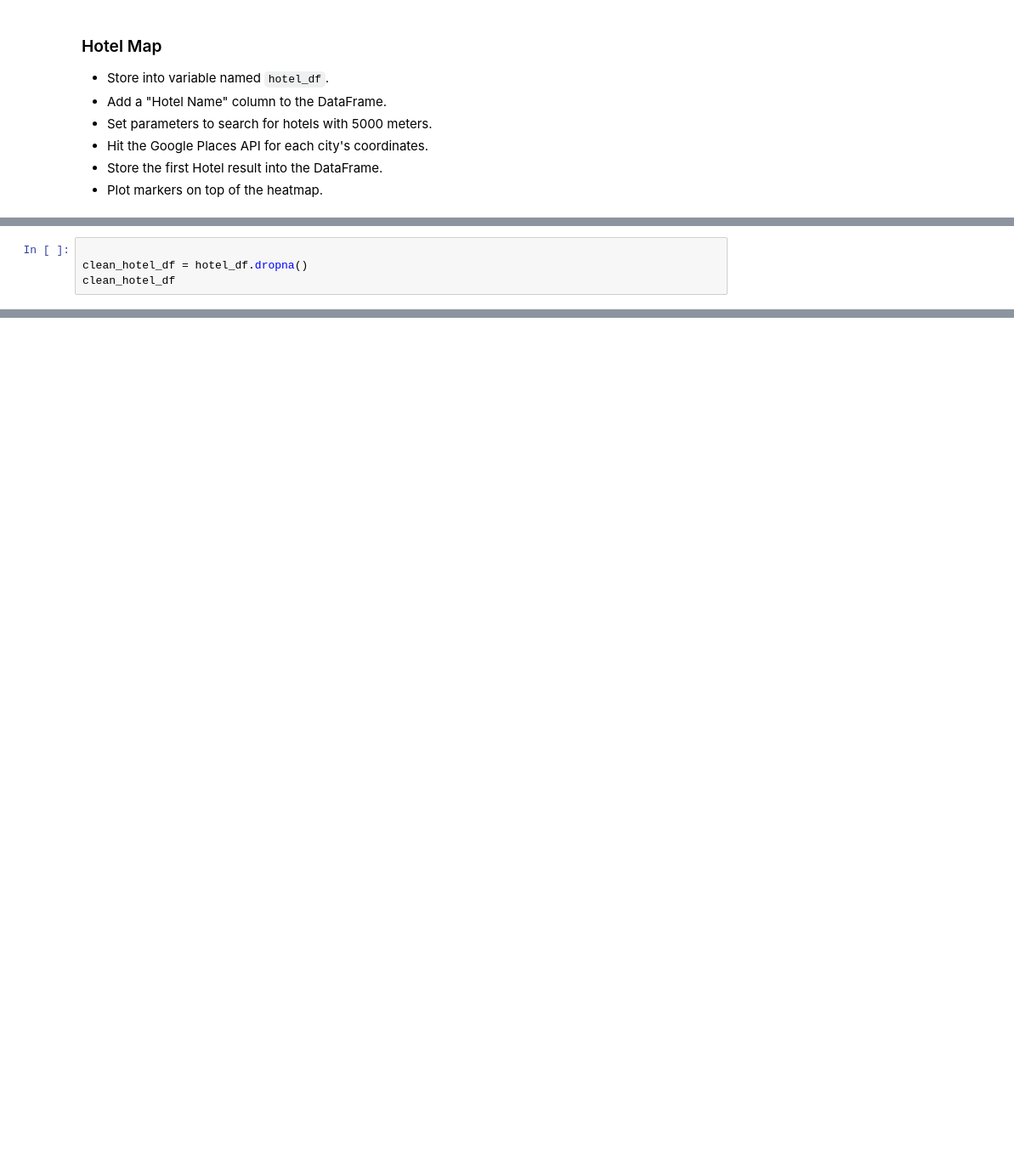
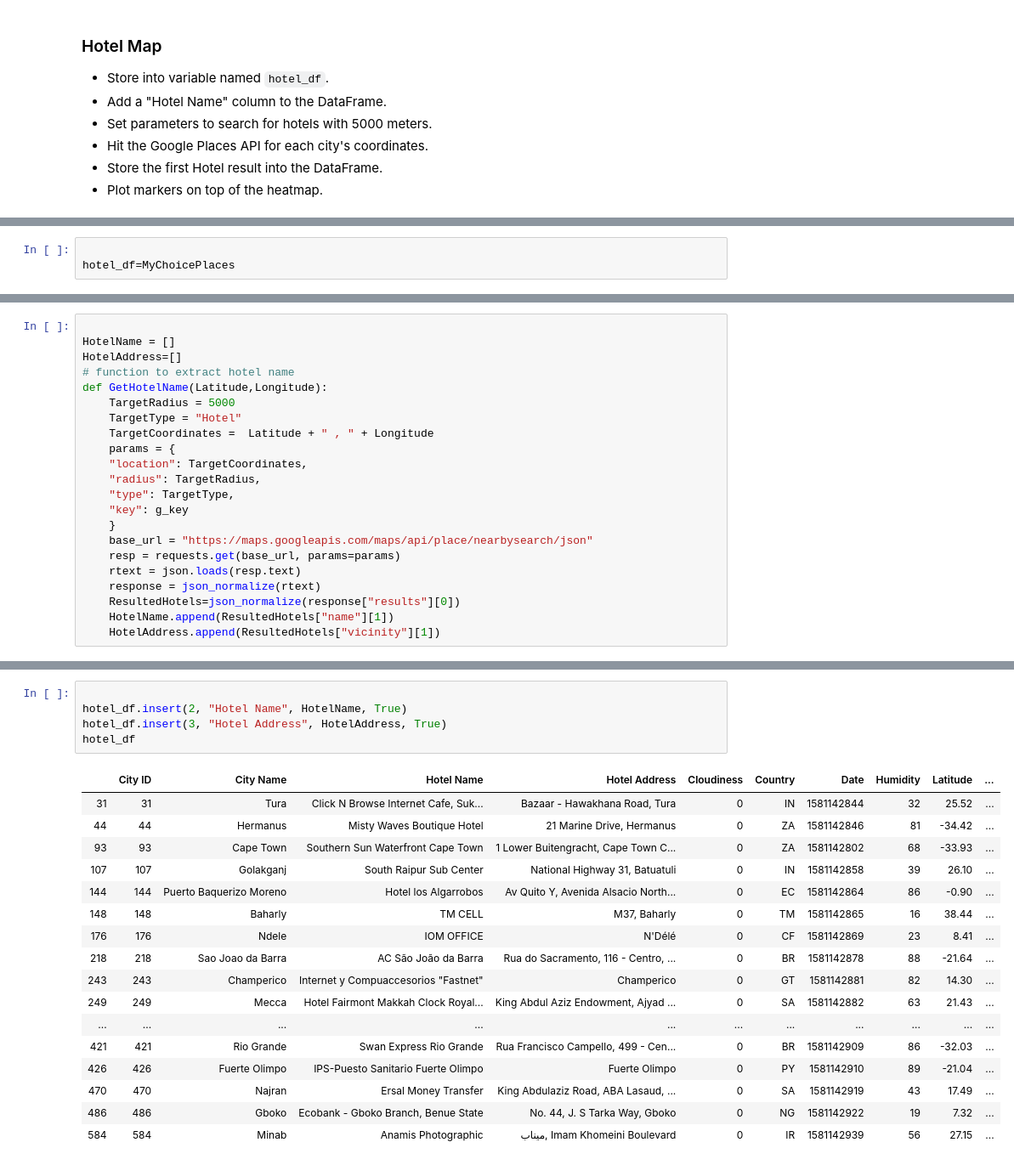
Before and after one commit to Victorime/Python-Api-Project, a Jupyter notebook: Instructions/starter_code/VacationPy.ipynb, the cells around one changed output, grey strips where cells are left out. Shown at 85% size. Saved outputs shown, nothing was run; the diff lists cells and outputs as text; blank space fills up the shorter version.

```diff
--- a/Instructions/starter_code/VacationPy.ipynb
+++ b/Instructions/starter_code/VacationPy.ipynb
@@ -185,4 +119,3 @@ params
 # %%
 
-clean_hotel_df = hotel_df.dropna()
-clean_hotel_df
+hotel_df=MyChoicePlaces
@@ -194,0 +122,22 @@ clean_hotel_df
+# %%
+
+HotelName = []
+HotelAddress=[]
+# function to extract hotel name
+def GetHotelName(Latitude,Longitude):
+    TargetRadius = 5000
+    TargetType = "Hotel"
+    TargetCoordinates =  Latitude + " , " + Longitude
+    params = {
+    "location": TargetCoordinates,
+    "radius": TargetRadius,
+    "type": TargetType,
+    "key": g_key
+    }
+    base_url = "https://maps.googleapis.com/maps/api/place/nearbysearch/json"
+    resp = requests.get(base_url, params=params)
+    rtext = json.loads(resp.text)
+    response = json_normalize(rtext)
+    ResultedHotels=json_normalize(response["results"][0])
+    HotelName.append(ResultedHotels["name"][1])
+    HotelAddress.append(ResultedHotels["vicinity"][1])
@@ -194,0 +168,23 @@ clean_hotel_df
+# %%
+
+hotel_df.insert(2, "Hotel Name", HotelName, True)
+hotel_df.insert(3, "Hotel Address", HotelAddress, True)
+hotel_df
+# %% [output]
+|  | City ID | City Name | Hotel Name | Hotel Address | Cloudiness | Country | Date | Humidity | Latitude | ... |
+| 31 | 31 | Tura | Click N Browse Internet Cafe, Suk... | Bazaar - Hawakhana Road, Tura | 0 | IN | 1581142844 | 32 | 25.52 | ... |
+| 44 | 44 | Hermanus | Misty Waves Boutique Hotel | 21 Marine Drive, Hermanus | 0 | ZA | 1581142846 | 81 | -34.42 | ... |
+| 93 | 93 | Cape Town | Southern Sun Waterfront Cape Town | 1 Lower Buitengracht, Cape Town C... | 0 | ZA | 1581142802 | 68 | -33.93 | ... |
+| 107 | 107 | Golakganj | South Raipur Sub Center | National Highway 31, Batuatuli | 0 | IN | 1581142858 | 39 | 26.10 | ... |
+| 144 | 144 | Puerto Baquerizo Moreno | Hotel los Algarrobos | Av Quito Y, Avenida Alsacio North... | 0 | EC | 1581142864 | 86 | -0.90 | ... |
+| 148 | 148 | Baharly | TM CELL | M37, Baharly | 0 | TM | 1581142865 | 16 | 38.44 | ... |
+| 176 | 176 | Ndele | IOM OFFICE | N'Délé | 0 | CF | 1581142869 | 23 | 8.41 | ... |
+| 218 | 218 | Sao Joao da Barra | AC São João da Barra | Rua do Sacramento, 116 - Centro, ... | 0 | BR | 1581142878 | 88 | -21.64 | ... |
+| 243 | 243 | Champerico | Internet y Compuaccesorios "Fastnet" | Champerico | 0 | GT | 1581142881 | 82 | 14.30 | ... |
+| 249 | 249 | Mecca | Hotel Fairmont Makkah Clock Royal... | King Abdul Aziz Endowment, Ajyad ... | 0 | SA | 1581142882 | 63 | 21.43 | ... |
+| ... | ... | ... | ... | ... | ... | ... | ... | ... | ... | ... |
+| 421 | 421 | Rio Grande | Swan Express Rio Grande | Rua Francisco Campello, 499 - Cen... | 0 | BR | 1581142909 | 86 | -32.03 | ... |
+| 426 | 426 | Fuerte Olimpo | IPS-Puesto Sanitario Fuerte Olimpo | Fuerte Olimpo | 0 | PY | 1581142910 | 89 | -21.04 | ... |
+| 470 | 470 | Najran | Ersal Money Transfer | King Abdulaziz Road, ABA Lasaud, ... | 0 | SA | 1581142919 | 43 | 17.49 | ... |
+| 486 | 486 | Gboko | Ecobank - Gboko Branch, Benue State | No. 44, J. S Tarka Way, Gboko | 0 | NG | 1581142922 | 19 | 7.32 | ... |
+| 584 | 584 | Minab | Anamis Photographic | ميناب, Imam Khomeini Boulevard | 0 | IR | 1581142939 | 56 | 27.15 | ... |
```
Also changed, not shown: parts of 19 cells of this notebook, 8 other files.
